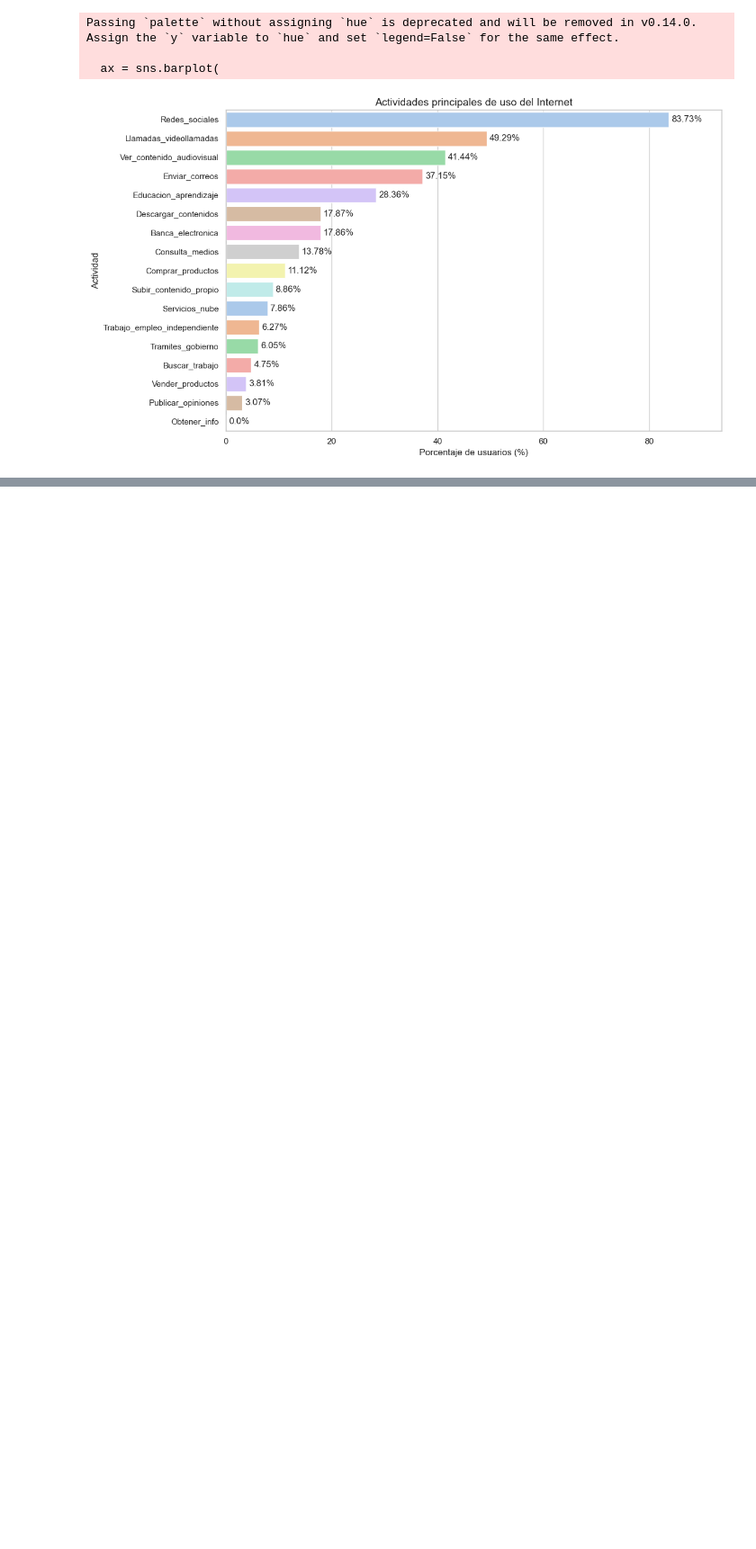
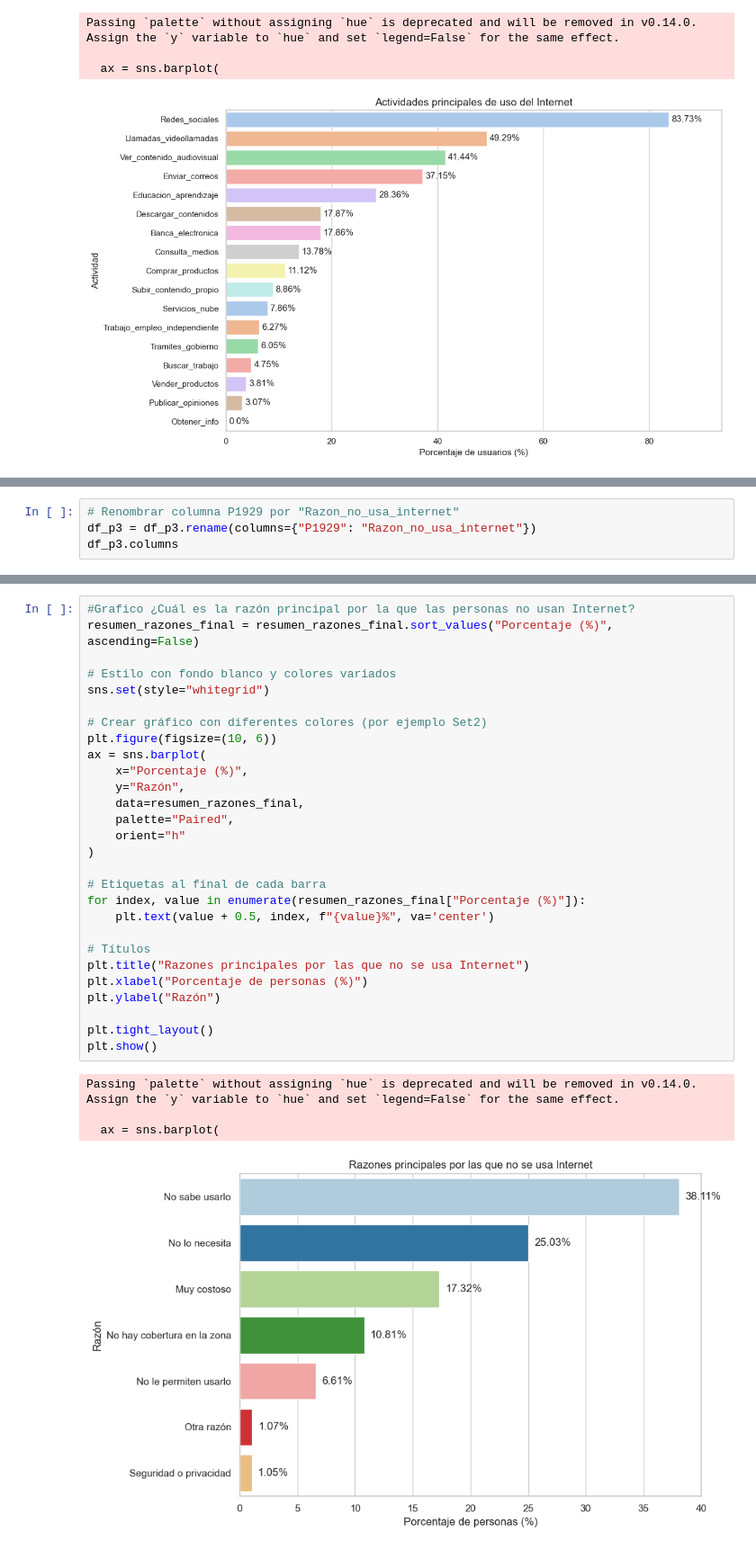
Before and after one commit to Alejagc0217/bc_brechadigitalcolombia, a Jupyter notebook: preguntas_proyecto.ipynb, the cells around one changed output, grey strips where cells are left out. Shown at 90% size. Cells and saved outputs as stored; diff of their text form; blank space fills up the shorter version.

```diff
--- a/preguntas_proyecto.ipynb
+++ b/preguntas_proyecto.ipynb
@@ -1570,0 +1573,4 @@ Passing `palette` without assigning `hue` is deprecated and will be removed in v
+# %%
+# Renombrar columna P1929 por "Razon_no_usa_internet"
+df_p3 = df_p3.rename(columns={"P1929": "Razon_no_usa_internet"})
+df_p3.columns
@@ -1570,0 +1638,33 @@ Passing `palette` without assigning `hue` is deprecated and will be removed in v
+# %%
+#Grafico ¿Cuál es la razón principal por la que las personas no usan Internet?
+resumen_razones_final = resumen_razones_final.sort_values("Porcentaje (%)", ascending=False)
+
+# Estilo con fondo blanco y colores variados
+sns.set(style="whitegrid")
+
+# Crear gráfico con diferentes colores (por ejemplo Set2)
+plt.figure(figsize=(10, 6))
+ax = sns.barplot(
+    x="Porcentaje (%)",
+    y="Razón",
+    data=resumen_razones_final,
+    palette="Paired",
+    orient="h"
+)
+
+# Etiquetas al final de cada barra
+for index, value in enumerate(resumen_razones_final["Porcentaje (%)"]):
+    plt.text(value + 0.5, index, f"{value}%", va='center')
+
+# Títulos
+plt.title("Razones principales por las que no se usa Internet")
+plt.xlabel("Porcentaje de personas (%)")
+plt.ylabel("Razón")
+
+plt.tight_layout()
+plt.show()
+# %% [output]
+Passing `palette` without assigning `hue` is deprecated and will be removed in v0.14.0. Assign the `y` variable to `hue` and set `legend=False` for the same effect.
+
+  ax = sns.barplot(
+[figure, added]
```
Also changed, not shown: parts of 3 cells of this notebook.
